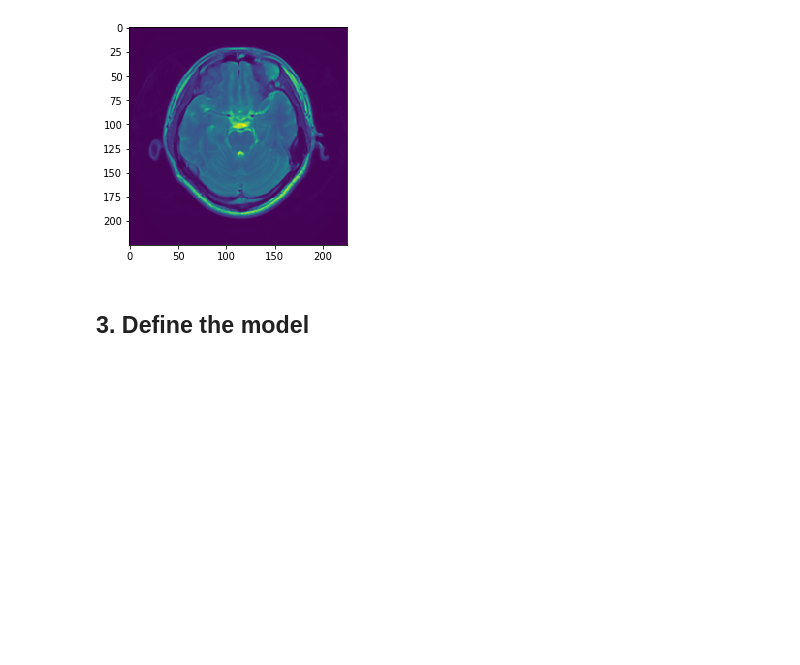
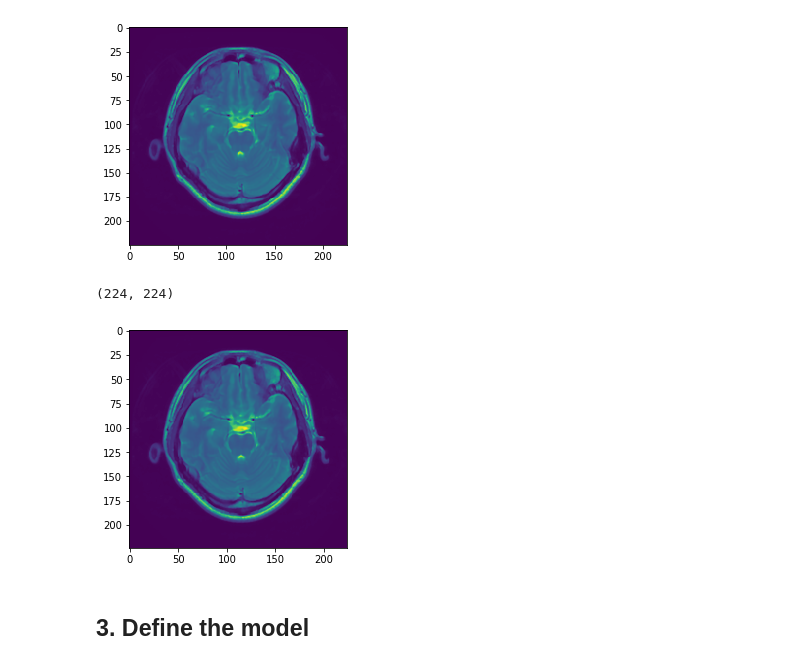
Before and after one commit to zhangqimin17/Denoising-Tailored-MR-Fingerprinting-data, a Jupyter notebook: Denoising.ipynb, the cells around one changed output. Cells and saved outputs as stored; diff of their text form; code cells hidden in the pictures; blank space fills up the shorter version.

Commit message:
Resize the images to 224*224

```diff
--- a/Denoising.ipynb
+++ b/Denoising.ipynb
@@ -49,6 +52,15 @@ plt.imshow(ytrain['GS_T2'][1])
 plt.show()
 # %% [output]
 [figure]
+# %%
+# With crop
+
+print(ytrain['GS_T2'][1][0:224,0:224].shape)
+plt.imshow(ytrain['GS_T2'][1][0:224,0:224])
+plt.show()
+# %% [output]
+(224, 224)
+[figure, added]
 # %% [markdown]
 ## 3. Define the model
 # %%
```
Also changed, not shown: parts of 3 cells of this notebook.
